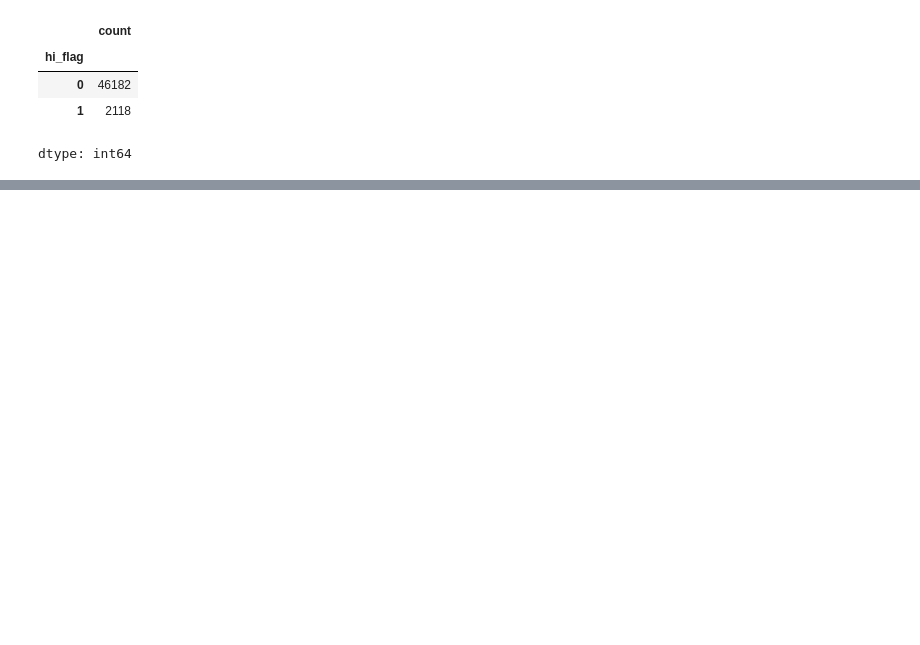
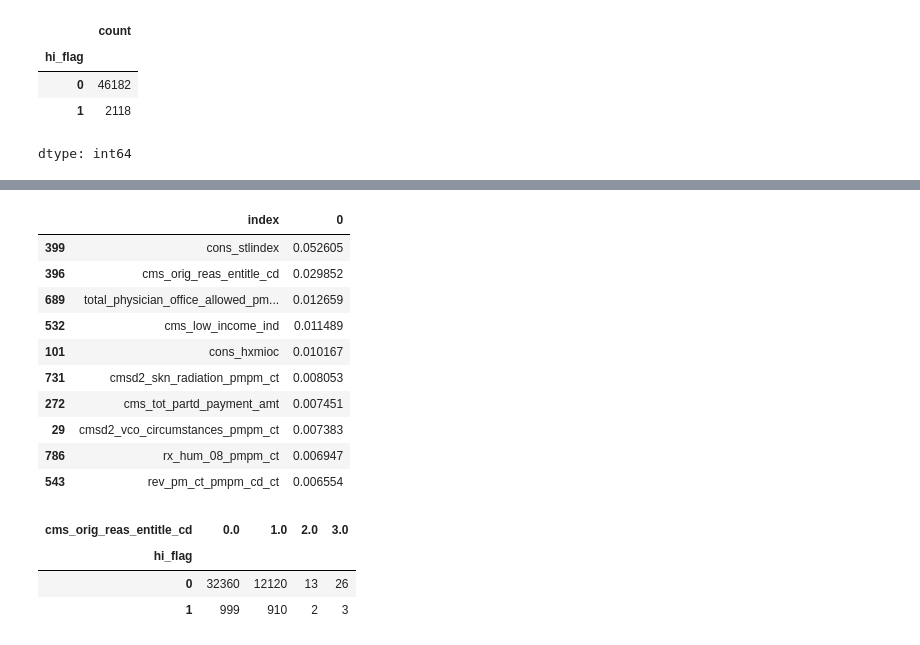
Before and after one commit to sindla97/Machine-Learning, a Jupyter notebook: humana.ipynb, the cells around one changed output, grey strips where cells are left out. Saved outputs shown, nothing was run; the diff lists cells and outputs as text; code cells hidden in the pictures; blank space fills up the shorter version.

```diff
--- a/humana.ipynb
+++ b/humana.ipynb
@@ -45,3 +31,6 @@ df['hi_flag'].value_counts()
 | 0 | 46182 |
 | 1 | 2118 |
 dtype: int64
+# %%
+columns = [x for x in df.columns if x not in ['id','hi_flag', 'cons_mobplus','cms_ra_factor_type_cd', 'cons_homstat', 'sex_cd', 'lang_spoken_cd','rucc_category','cms_race_cd']+list(df_null.index)]
+len(columns)
@@ -47,0 +39,4 @@ dtype: int64
+# %%
+from sklearn.model_selection import *
+X_train, X_test, y_train, y_test = train_test_split(
+    df[columns], df['hi_flag'], test_size=0.2, random_state=42)
@@ -49,0 +49,4 @@ from sklearn.model_selection import *
+# %%
+bst = XGBClassifier(n_estimators=1000, max_depth=7, learning_rate=0.001,reg_lambda= 100,objective='binary:logistic', reg_alpha=0.5, scale_pos_weight=46182/2118)
+# fit model
+bst.fit(X_train, y_train)
@@ -49,0 +94,24 @@ from sklearn.model_selection import *
+# %%
+df_col = pd.DataFrame(bst.feature_importances_, columns).reset_index()
+df_col.sort_values(0, ascending=False,inplace=True)
+# %%
+df_col.head(10)
+# %% [output]
+|  | index | 0 |
+| 399 | cons_stlindex | 0.052605 |
+| 396 | cms_orig_reas_entitle_cd | 0.029852 |
+| 689 | total_physician_office_allowed_pm... | 0.012659 |
+| 532 | cms_low_income_ind | 0.011489 |
+| 101 | cons_hxmioc | 0.010167 |
+| 731 | cmsd2_skn_radiation_pmpm_ct | 0.008053 |
+| 272 | cms_tot_partd_payment_amt | 0.007451 |
+| 29 | cmsd2_vco_circumstances_pmpm_ct | 0.007383 |
+| 786 | rx_hum_08_pmpm_ct | 0.006947 |
+| 543 | rev_pm_ct_pmpm_cd_ct | 0.006554 |
+# %%
+df.groupby(['hi_flag','cms_orig_reas_entitle_cd'])['cms_orig_reas_entitle_cd'].count().unstack().fillna(0)
+# %% [output]
+| cms_orig_reas_entitle_cd | 0.0 | 1.0 | 2.0 | 3.0 |
+| hi_flag |  |  |  |  |
+| 0 | 32360 | 12120 | 13 | 26 |
+| 1 | 999 | 910 | 2 | 3 |
```
Also changed, not shown: parts of 9 cells of this notebook.
